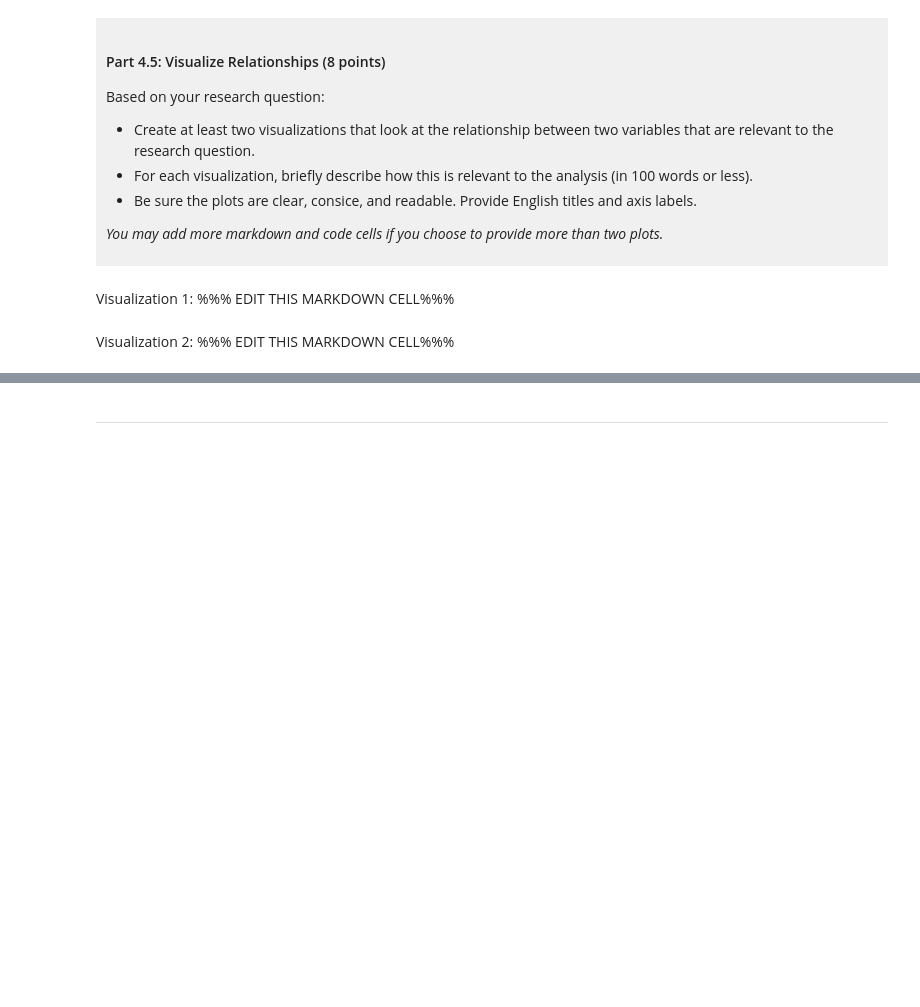
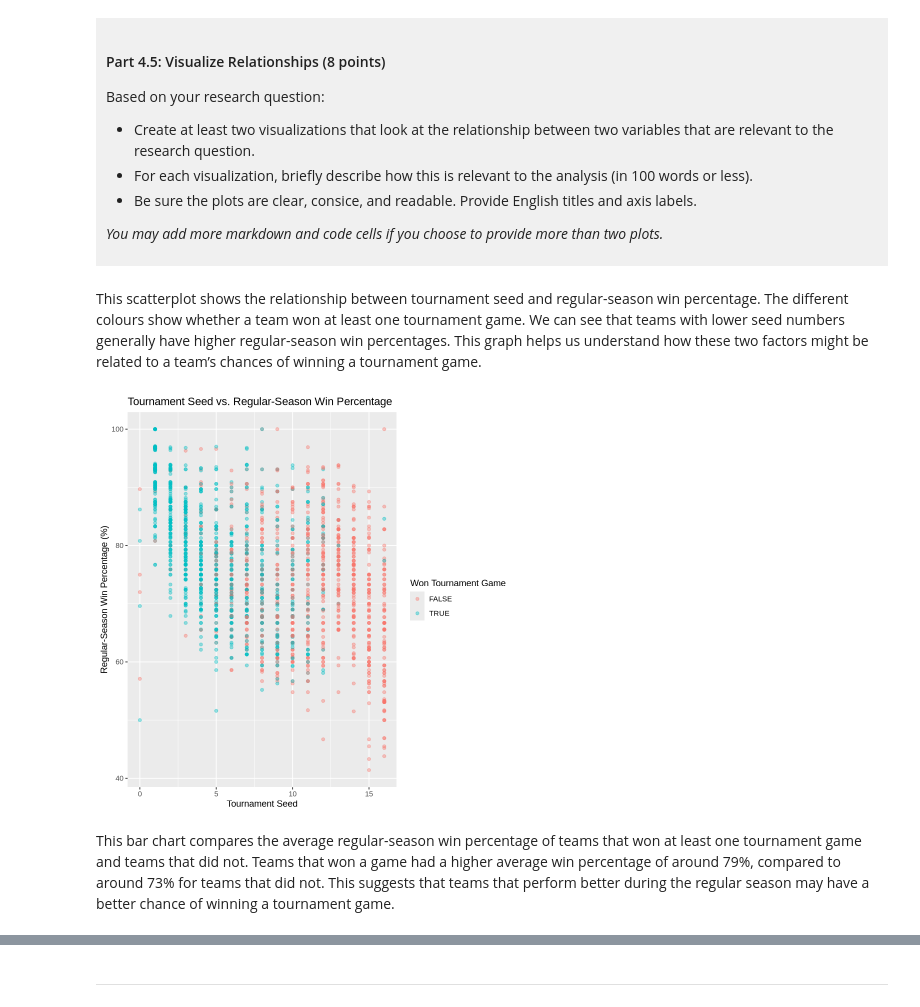
Before and after one commit to bardiatarjoman-dev/dsci-100-project-bardia-tarjoman., a Jupyter notebook: dsci-100-project-notebook.ipynb, the cells around one changed output, grey strips where cells are left out. Drawn from its saved outputs; the diff is of its cells as text; code cells hidden in the pictures; blank space fills up the shorter version.

```diff
--- a/dsci-100-project-notebook.ipynb
+++ b/dsci-100-project-notebook.ipynb
@@ -315,9 +379,18 @@ Based on your research question:
 *You may add more markdown and code cells if you choose to provide more than two plots.*
 </div>
 # %% [markdown]
-Visualization 1: %%% EDIT THIS MARKDOWN CELL%%%
+This scatterplot shows the relationship between tournament seed and regular-season win percentage. The different colours show whether a team won at least one tournament game. We can see that teams with lower seed numbers generally have higher regular-season win percentages. This graph helps us understand how these two factors might be related to a team’s chances of winning a tournament game.
 # %%
-### EDIT THIS CODE CELL FOR VISUALIZATION 1###
+basketball_tidy |>
+    ggplot(aes(x = seed, y = reg_wins_pct, color = won_game)) +
+    geom_point(alpha = 0.4) +
+    labs(
+        title = "Tournament Seed vs. Regular-Season Win Percentage",
+        x = "Tournament Seed",
+        y = "Regular-Season Win Percentage (%)",
+        color = "Won Tournament Game")
+# %% [output]
+[figure, added]
 # %% [markdown]
-Visualization 2: %%% EDIT THIS MARKDOWN CELL%%%
+This bar chart compares the average regular-season win percentage of teams that won at least one tournament game and teams that did not. Teams that won a game had a higher average win percentage of around 79%, compared to around 73% for teams that did not. This suggests that teams that perform better during the regular season may have a better chance of winning a tournament game.
 # %%
```
Also changed, not shown: parts of 8 cells of this notebook.
